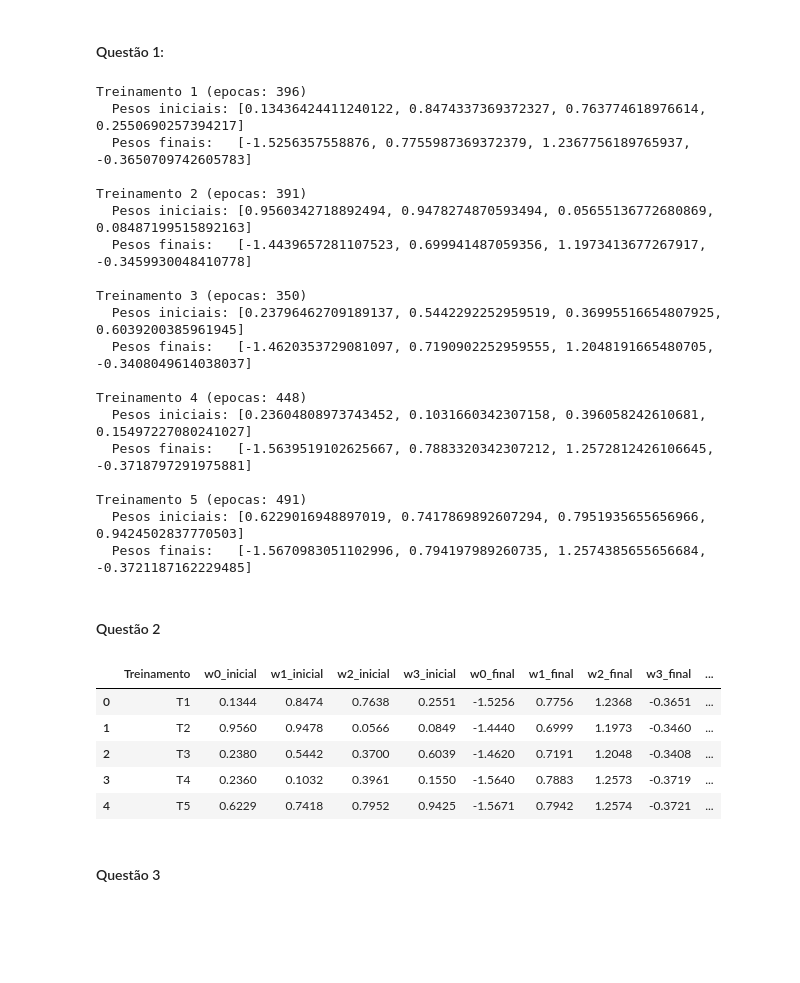
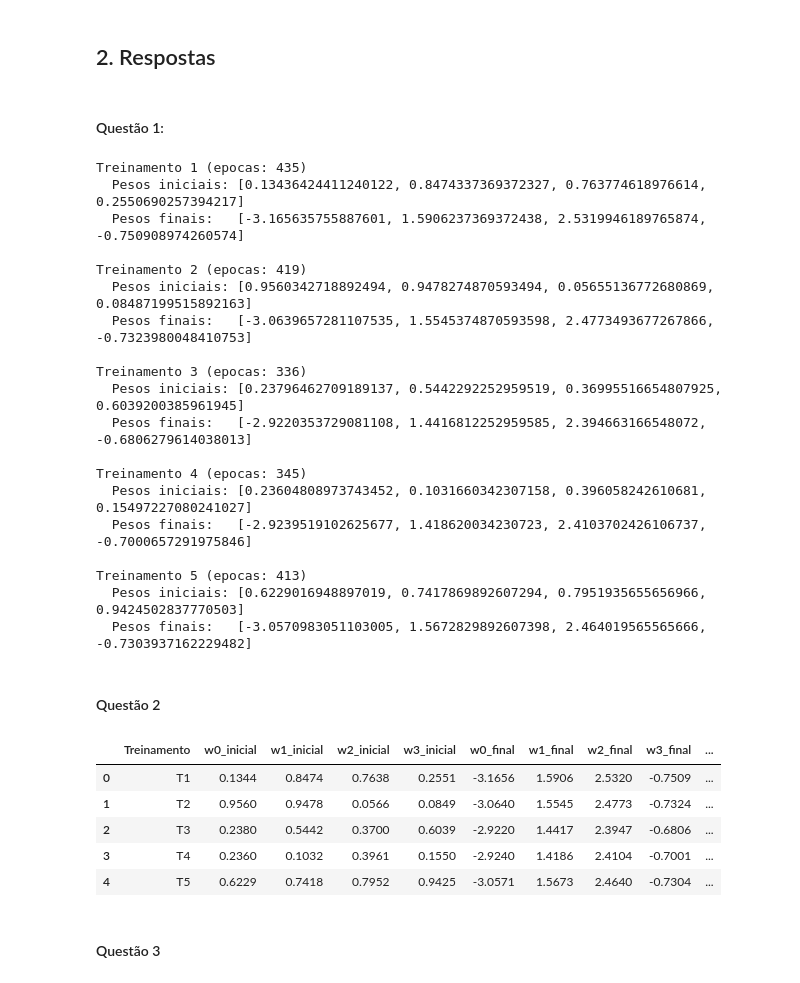
Before and after one commit to lucsol1/PGCC015, a Jupyter notebook: EPC01/EPC01-LucasSilva.ipynb, the cells around one changed output. Drawn from its saved outputs; the diff is of its cells as text; code cells hidden in the pictures; blank space fills up the shorter version.

```diff
--- a/EPC01/EPC01-LucasSilva.ipynb
+++ b/EPC01/EPC01-LucasSilva.ipynb
@@ -76,15 +3,0 @@ Outputs: [0, 0, 0, 1, 1, 0, 1, 0, 1, 1, 0, 1, 0, 0, 0, 0, 1, 1, 1, 1, 0, 1, 1, 1
-# %%
-with open('data/teste2.txt', 'r', encoding='utf-8') as file:
-    read_file = file.read().split()
-
-input_test = []
-ouput_test = []
-
-for i in range(0, len(read_file), 4):
-    grupo = read_file[i:i+4]
-    if len(grupo) == 4:
-        input_test.append([float(x) for x in grupo[:3]])
-        ouput_test.append(int(grupo[3]))
-
-print("Inputs:", input_test)
-print("Outputs:", ouput_test)
@@ -93,0 +8,3 @@ Outputs: [0, 1, 1, 1, 1, 1, 0, 1, 0, 0]
+# %%
+def signal(u):
+    return 1 if u >= 0 else -1
@@ -93,0 +63,17 @@ Outputs: [0, 1, 1, 1, 1, 1, 0, 1, 0, 0]
+# %%
+with open('data/treinamento2.txt', 'r', encoding='utf-8') as file:
+    read_file = file.read().split()
+
+input_train = []
+output_train = []
+
+for i in range(0, len(read_file), 4):
+    grupo = read_file[i:i+4]
+    if len(grupo) == 4:
+        input_train.append([float(x) for x in grupo[:3]])
+        # fiz isso porquê o enunciado diz -1 e 1 na função sinal, porém o dataset está em [0, 1],
+        y = int(grupo[3])
+        output_train.append(1 if y == 1 else -1)
+
+print("Inputs:", input_train)
+print("Outputs:", output_train)
@@ -94,15 +102,17 @@ Outputs: [0, 1, 1, 1, 1, 1, 0, 1, 0, 0]
+# %% [markdown]
+## 2. Respostas
 # %% [markdown]
 #### Questão 1:
 # %%
 resultados_treinamentos = []
-
+1
 for treino in range(1, 6):
     random.seed(treino)
     pesos_iniciais = [random.uniform(0, 1) for _ in range(len(input_train[0]) + 1)]
 
-    # reinicia de novo com a mesma seed pra o perceptron usar os MESMOS pesos iniciais mostrados acima
+    # só pra garantir os mesmos pesos inicias
     random.seed(treino)
-    pesos_finais, num_epocas = perceptron(input_train, output_train, h=0.01, verbose=False)
+    pesos_finais, num_epocas = perceptron(input_train, output_train, learning_rate=0.01, verbose=False)
 
     resultados_treinamentos.append({
         "treino": treino,
@@ -116,52 +126,53 @@ for r in resultados_treinamentos:
     print(f"  Pesos iniciais: {r['pesos_iniciais']}")
     print(f"  Pesos finais:   {r['pesos_finais']}")
 # %% [output]
-Treinamento 1 (epocas: 396)
+Treinamento 1 (epocas: 435)
   Pesos iniciais: [0.13436424411240122, 0.8474337369372327, 0.763774618976614, 0.2550690257394217]
-  Pesos finais:   [-1.5256357558876, 0.7755987369372379, 1.2367756189765937, -0.3650709742605783]
+  Pesos finais:   [-3.165635755887601, 1.5906237369372438, 2.5319946189765874, -0.750908974260574]
 
-Treinamento 2 (epocas: 391)
+Treinamento 2 (epocas: 419)
   Pesos iniciais: [0.9560342718892494, 0.9478274870593494, 0.05655136772680869, 0.08487199515892163]
-  Pesos finais:   [-1.4439657281107523, 0.699941487059356, 1.1973413677267917, -0.3459930048410778]
+  Pesos finais:   [-3.0639657281107535, 1.5545374870593598, 2.4773493677267866, -0.7323980048410753]
 
-Treinamento 3 (epocas: 350)
+Treinamento 3 (epocas: 336)
   Pesos iniciais: [0.23796462709189137, 0.5442292252959519, 0.36995516654807925, 0.6039200385961945]
-  Pesos finais:   [-1.4620353729081097, 0.7190902252959555, 1.2048191665480705, -0.3408049614038037]
+  Pesos finais:   [-2.9220353729081108, 1.4416812252959585, 2.394663166548072, -0.6806279614038013]
 
-Treinamento 4 (epocas: 448)
+Treinamento 4 (epocas: 345)
   Pesos iniciais: [0.23604808973743452, 0.1031660342307158, 0.396058242610681, 0.15497227080241027]
-  Pesos finais:   [-1.5639519102625667, 0.7883320342307212, 1.2572812426106645, -0.3718797291975881]
+  Pesos finais:   [-2.9239519102625677, 1.418620034230723, 2.4103702426106737, -0.7000657291975846]
 
-Treinamento 5 (epocas: 491)
+Treinamento 5 (epocas: 413)
   Pesos iniciais: [0.6229016948897019, 0.7417869892607294, 0.7951935655656966, 0.9424502837770503]
-  Pesos finais:   [-1.5670983051102996, 0.794197989260735, 1.2574385655656684, -0.3721187162229485]
+  Pesos finais:   [-3.0570983051103005, 1.5672829892607398, 2.464019565565666, -0.7303937162229482]
 # %% [markdown]
 #### Questão 2
 # %%
 linhas_tabela1 = []
 for r in resultados_treinamentos:
     linhas_tabela1.append({
         "Treinamento": f"T{r['treino']}",
         "w0_inicial": round(r["pesos_iniciais"][0], 4),
         "w1_inicial": round(r["pesos_iniciais"][1], 4),
         "w2_inicial": round(r["pesos_iniciais"][2], 4),
         "w3_inicial": round(r["pesos_iniciais"][3], 4),
         "w0_final": round(r["pesos_finais"][0], 4),
         "w1_final": round(r["pesos_finais"][1], 4),
         "w2_final": round(r["pesos_finais"][2], 4),
         "w3_final": round(r["pesos_finais"][3], 4),
         "N. Epocas": r["num_epocas"]
     })
+    2
 
 tabela1 = pd.DataFrame(linhas_tabela1)
 tabela1
 # %% [output]
 |  | Treinamento | w0_inicial | w1_inicial | w2_inicial | w3_inicial | w0_final | w1_final | w2_final | w3_final | ... |
-| 0 | T1 | 0.1344 | 0.8474 | 0.7638 | 0.2551 | -1.5256 | 0.7756 | 1.2368 | -0.3651 | ... |
-| 1 | T2 | 0.9560 | 0.9478 | 0.0566 | 0.0849 | -1.4440 | 0.6999 | 1.1973 | -0.3460 | ... |
-| 2 | T3 | 0.2380 | 0.5442 | 0.3700 | 0.6039 | -1.4620 | 0.7191 | 1.2048 | -0.3408 | ... |
-| 3 | T4 | 0.2360 | 0.1032 | 0.3961 | 0.1550 | -1.5640 | 0.7883 | 1.2573 | -0.3719 | ... |
-| 4 | T5 | 0.6229 | 0.7418 | 0.7952 | 0.9425 | -1.5671 | 0.7942 | 1.2574 | -0.3721 | ... |
+| 0 | T1 | 0.1344 | 0.8474 | 0.7638 | 0.2551 | -3.1656 | 1.5906 | 2.5320 | -0.7509 | ... |
+| 1 | T2 | 0.9560 | 0.9478 | 0.0566 | 0.0849 | -3.0640 | 1.5545 | 2.4773 | -0.7324 | ... |
+| 2 | T3 | 0.2380 | 0.5442 | 0.3700 | 0.6039 | -2.9220 | 1.4417 | 2.3947 | -0.6806 | ... |
+| 3 | T4 | 0.2360 | 0.1032 | 0.3961 | 0.1550 | -2.9240 | 1.4186 | 2.4104 | -0.7001 | ... |
+| 4 | T5 | 0.6229 | 0.7418 | 0.7952 | 0.9425 | -3.0571 | 1.5673 | 2.4640 | -0.7304 | ... |
 # %% [markdown]
 #### Questão 3
 # %%
```
Also changed, not shown: parts of 13 cells of this notebook, 1 other file.
